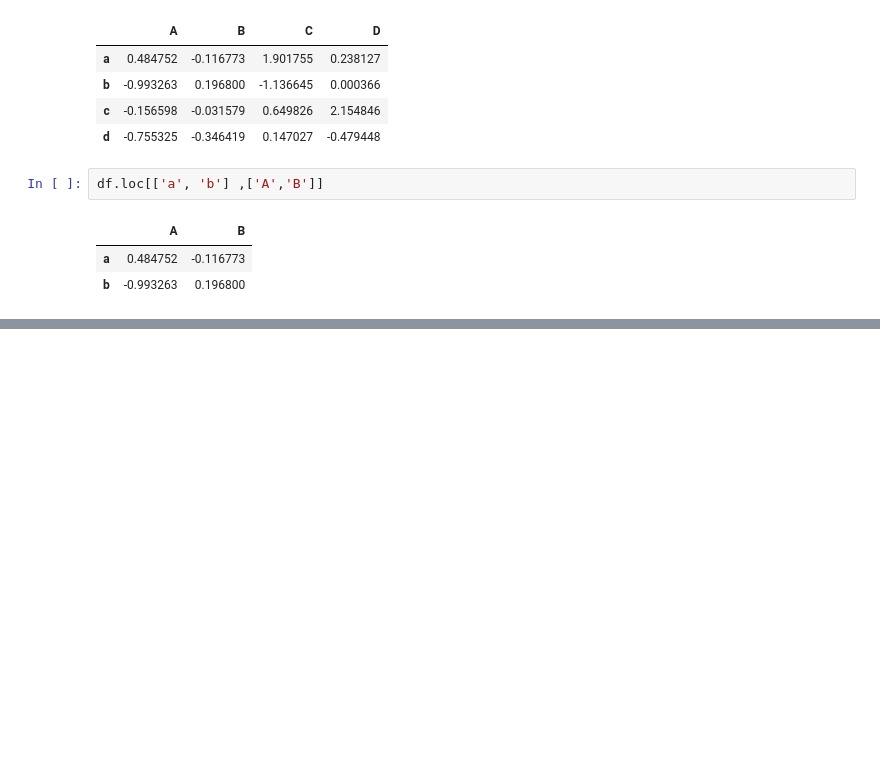
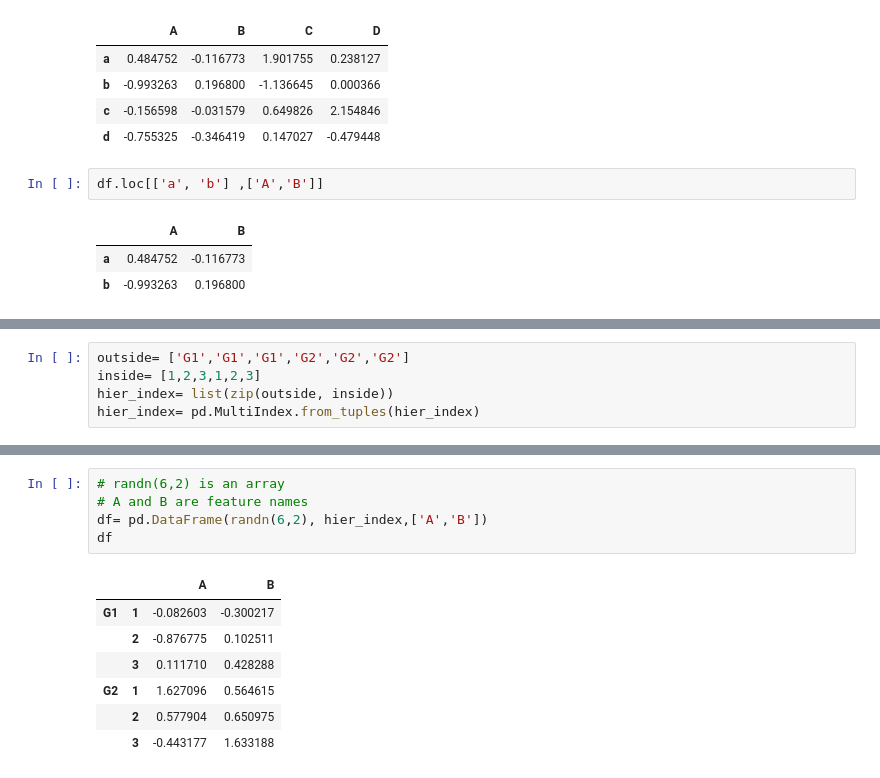
Before and after one commit to fahamin5149/Python-for-DS, a Jupyter notebook: 3-Pandas/Pandas.ipynb, the cells around one changed output, grey strips where cells are left out. Drawn from its saved outputs; the diff is of its cells as text; blank space fills up the shorter version.

```diff
--- a/3-Pandas/Pandas.ipynb
+++ b/3-Pandas/Pandas.ipynb
@@ -134,0 +186,5 @@ df.loc[['a', 'b'] ,['A','B']]
+# %%
+outside= ['G1','G1','G1','G2','G2','G2']
+inside= [1,2,3,1,2,3]
+hier_index= list(zip(outside, inside))
+hier_index= pd.MultiIndex.from_tuples(hier_index)
@@ -134,0 +210,13 @@ df.loc[['a', 'b'] ,['A','B']]
+# %%
+# randn(6,2) is an array
+# A and B are feature names
+df= pd.DataFrame(randn(6,2), hier_index,['A','B'])
+df
+# %% [output]
+|  |  | A | B |
+| G1 | 1 | -0.082603 | -0.300217 |
+|  | 2 | -0.876775 | 0.102511 |
+|  | 3 | 0.111710 | 0.428288 |
+| G2 | 1 | 1.627096 | 0.564615 |
+|  | 2 | 0.577904 | 0.650975 |
+|  | 3 | -0.443177 | 1.633188 |
```
Also changed, not shown: parts of 16 cells of this notebook.
